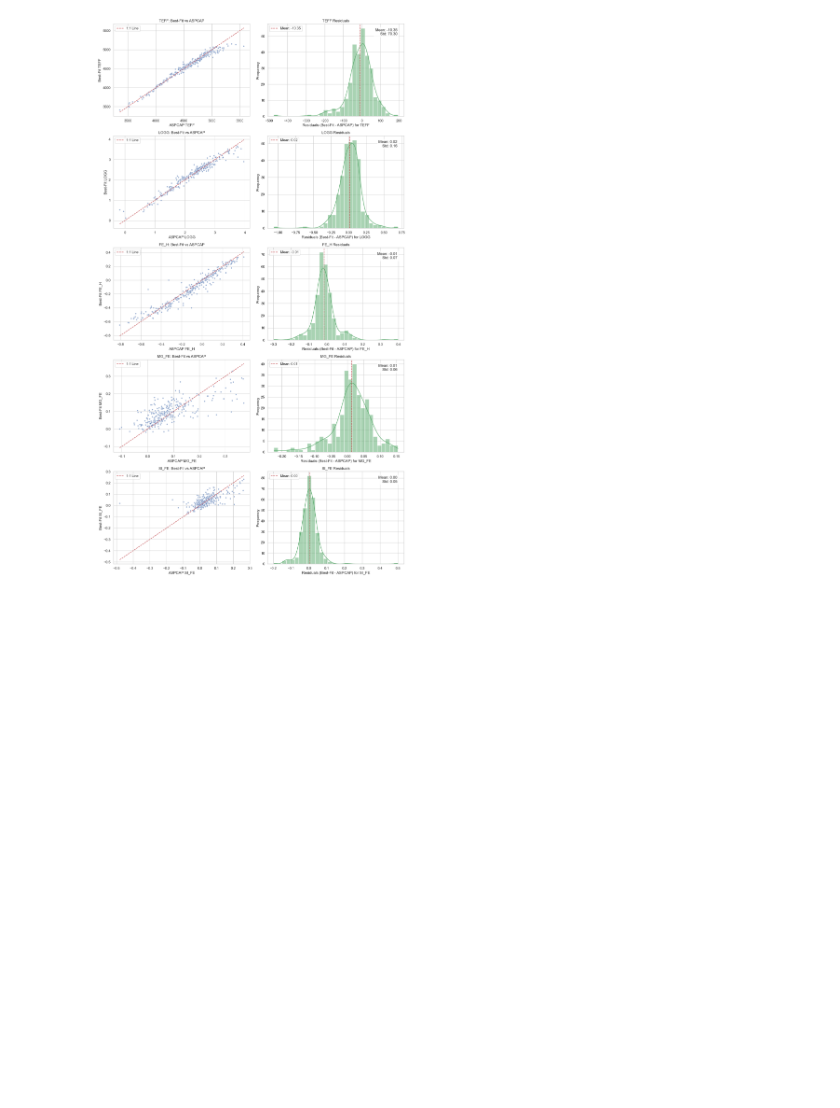
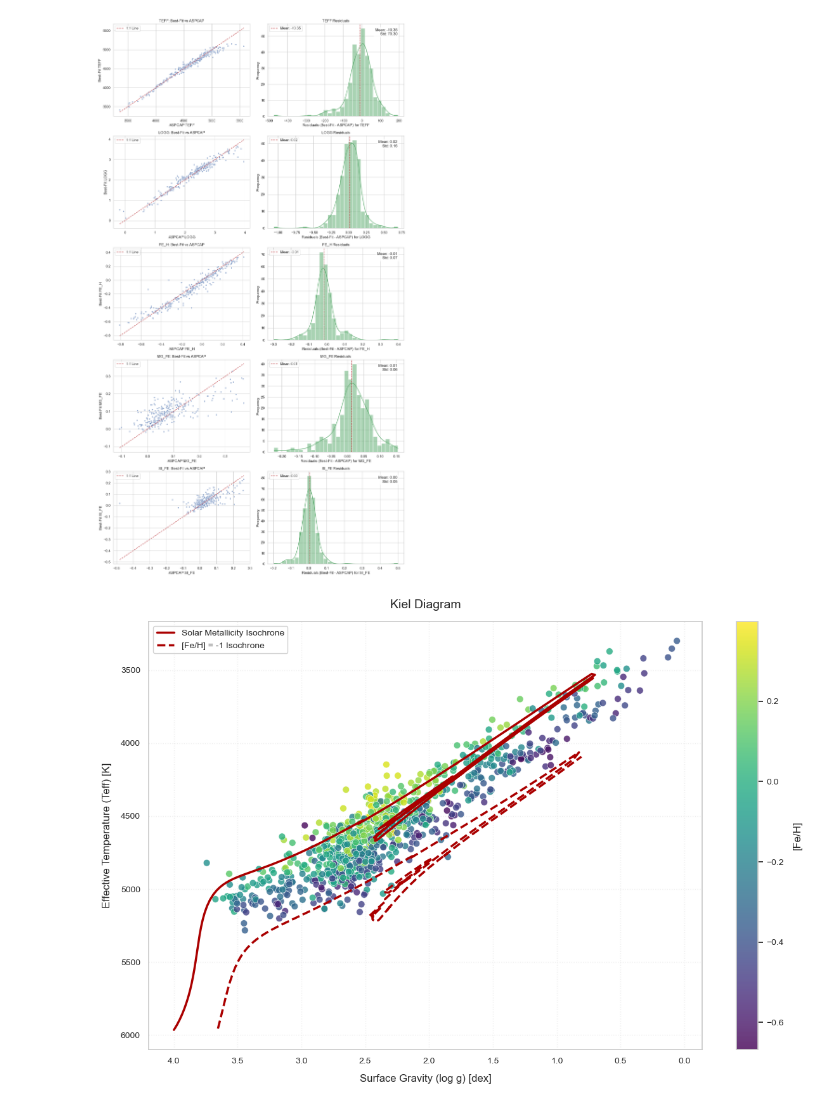
Before and after one commit to vt2211/AstroDS, a Jupyter notebook: personal_material/Lab2/Vardaan_Tekriwal_cp2.ipynb, the cells around one changed output. Drawn from its saved outputs; the diff is of its cells as text; code cells hidden in the pictures; blank space fills up the shorter version.

Commit message:
kiel diagram done

```diff
--- a/personal_material/Lab2/Vardaan_Tekriwal_cp2.ipynb
+++ b/personal_material/Lab2/Vardaan_Tekriwal_cp2.ipynb
@@ -1296,0 +1403,57 @@ plt.show()
+# %%
+# Create the figure
+plt.figure(figsize=(12, 8))
+
+# Create the scatter plot with a different colormap
+scatter = plt.scatter(logg_combined, teff_combined,
+                     c=fe_h_combined,
+                     cmap='viridis',  # Changed from viridis to magma
+                     s=60,          # Slightly larger points
+                     edgecolor='white',  # White edges for better contrast
+                     alpha=0.8,     # Slightly more opaque
+                     linewidth=0.5) # Thinner edges
+
+# Plot both isochrones in the same color but different styles
+isochrone_color = '#AA0000'  # A nice blue color
+plt.plot(logg_solar_filtered, Teff_solar_filtered,
+         color=isochrone_color,
+         linestyle='-',
+         linewidth=2.5,
+         label='Solar Metallicity Isochrone')
+
+plt.plot(logg_metal_poor_filtered, Teff_metal_poor_filtered,
+         color=isochrone_color,
+         linestyle='--',
+         linewidth=2.5,
+         label='[Fe/H] = -1 Isochrone')
+
+# Invert axes
+plt.gca().invert_xaxis()
+plt.gca().invert_yaxis()
+
+# Add and style the colorbar
+cbar = plt.colorbar(scatter)
+cbar.set_label('[Fe/H]', fontsize=12, labelpad=10)
+cbar.ax.tick_params(labelsize=10)
+
+# Labels and title
+plt.xlabel('Surface Gravity (log g) [dex]', fontsize=12, labelpad=10)
+plt.ylabel('Effective Temperature (Teff) [K]', fontsize=12, labelpad=10)
+plt.title('Kiel Diagram', fontsize=14, pad=15)
+
+# Style the tick labels
+plt.tick_params(axis='both', which='major', labelsize=10)
+
+# Add legend with improved positioning and style
+plt.legend(fontsize=10, framealpha=0.9, loc='upper left')
+
+# Add subtle grid
+plt.grid(True, linestyle=':', alpha=0.3)
+
+# Adjust layout to prevent cutting off labels
+plt.tight_layout()
+
+# Show plot
+plt.show()
+# %% [output]
+[figure, added]
```
Also changed, not shown: parts of 3 cells of this notebook.
